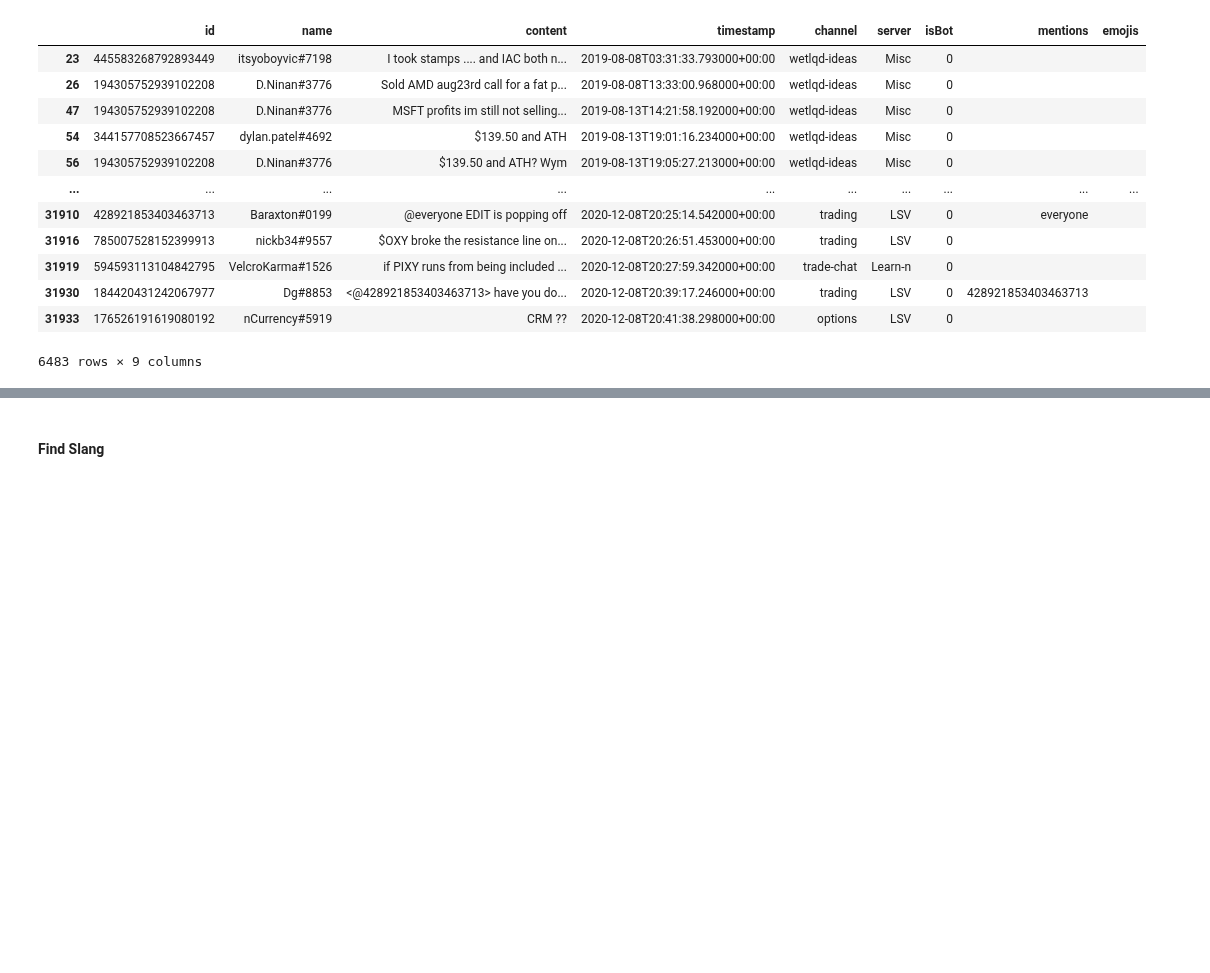
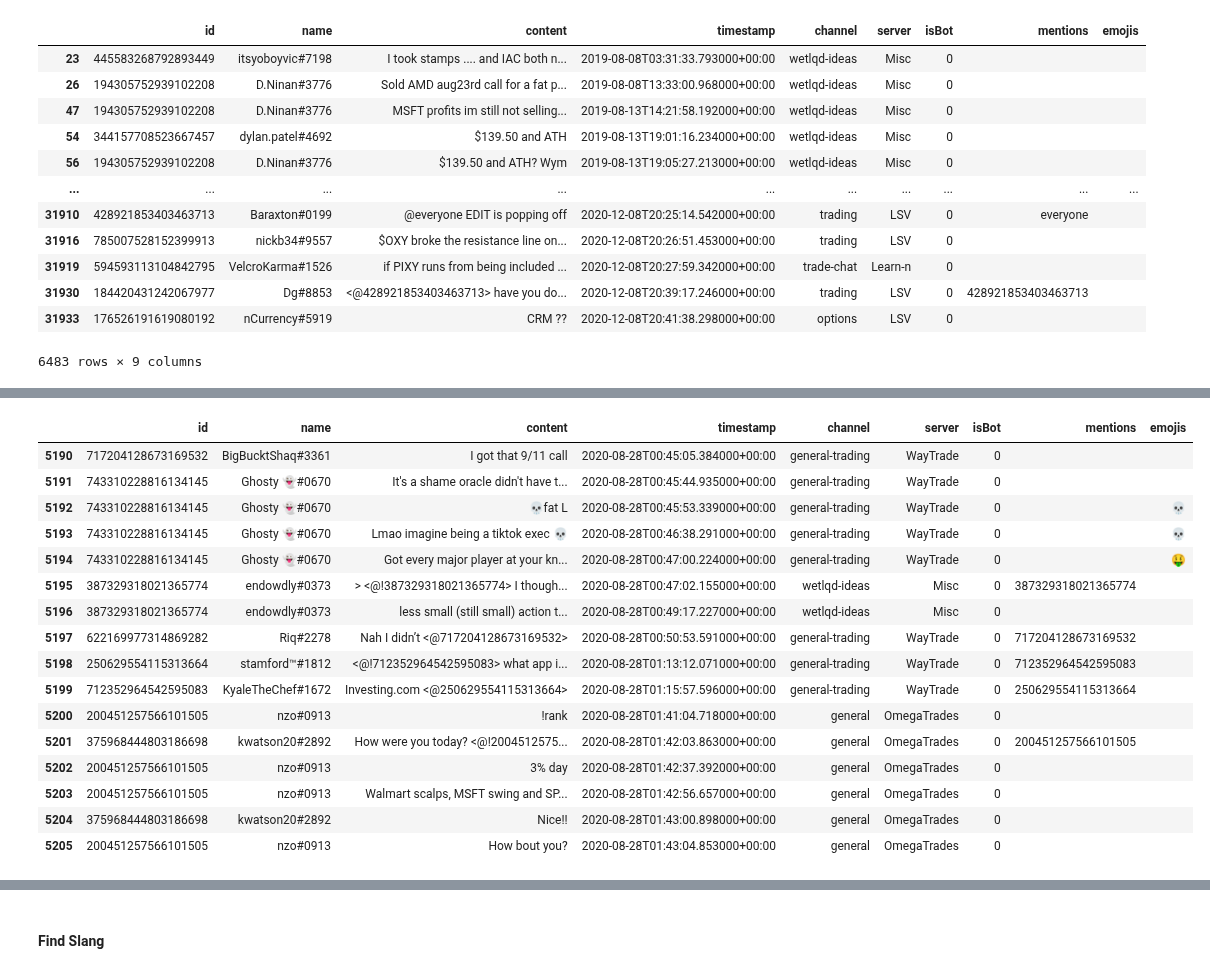
Before and after one commit to kyle-rgb/Discord_Project, a Jupyter notebook: notebooks/Data_Cleaning.ipynb, the cells around one changed output, grey strips where cells are left out. Cells and saved outputs as stored; diff of their text form; code cells hidden in the pictures; blank space fills up the shorter version.

```diff
--- a/notebooks/Data_Cleaning.ipynb
+++ b/notebooks/Data_Cleaning.ipynb
@@ -496,3 +497,6 @@ total_df[lambda x:(x.content.str.contains(company_regex))]
     # have dictionary parser that translates company name mentions to its assocaited ticker.
     # with the name and tickers, a more thorough pulling of the appropiate companies can take place. The pulling should take place on the str.lower value of the content column.
     # company mentions will be stored just as emojis and mentions are stored for now. (as comma-separated values column)
+# %%
+with sql.connect("../data/interim/discord/discord.db") as con:
+    total_df = pd.read_sql("SELECT id, name, content, timestamp, channel, server, isBot, mentions, emojis FROM comments", con=con)
@@ -498,0 +768,20 @@ total_df[lambda x:(x.content.str.contains(company_regex))]
+# %%
+total_df.loc[5190:5205, :]
+# %% [output]
+|  | id | name | content | timestamp | channel | server | isBot | mentions | emojis |
+| 5190 | 717204128673169532 | BigBucktShaq#3361 | I got that 9/11 call | 2020-08-28T00:45:05.384000+00:00 | general-trading | WayTrade | 0 |  |  |
+| 5191 | 743310228816134145 | Ghosty 👻#0670 | It's a shame oracle didn't have t... | 2020-08-28T00:45:44.935000+00:00 | general-trading | WayTrade | 0 |  |  |
+| 5192 | 743310228816134145 | Ghosty 👻#0670 | 💀fat L | 2020-08-28T00:45:53.339000+00:00 | general-trading | WayTrade | 0 |  | 💀 |
+| 5193 | 743310228816134145 | Ghosty 👻#0670 | Lmao imagine being a tiktok exec 💀 | 2020-08-28T00:46:38.291000+00:00 | general-trading | WayTrade | 0 |  | 💀 |
+| 5194 | 743310228816134145 | Ghosty 👻#0670 | Got every major player at your kn... | 2020-08-28T00:47:00.224000+00:00 | general-trading | WayTrade | 0 |  | 🤑 |
+| 5195 | 387329318021365774 | endowdly#0373 | > <@!387329318021365774> I though... | 2020-08-28T00:47:02.155000+00:00 | wetlqd-ideas | Misc | 0 | 387329318021365774 |  |
+| 5196 | 387329318021365774 | endowdly#0373 | less small (still small) action t... | 2020-08-28T00:49:17.227000+00:00 | wetlqd-ideas | Misc | 0 |  |  |
+| 5197 | 622169977314869282 | Riq#2278 | Nah I didn’t <@717204128673169532> | 2020-08-28T00:50:53.591000+00:00 | general-trading | WayTrade | 0 | 717204128673169532 |  |
+| 5198 | 250629554115313664 | stamford™#1812 | <@!712352964542595083> what app i... | 2020-08-28T01:13:12.071000+00:00 | general-trading | WayTrade | 0 | 712352964542595083 |  |
+| 5199 | 712352964542595083 | KyaleTheChef#1672 | Investing.com <@250629554115313664> | 2020-08-28T01:15:57.596000+00:00 | general-trading | WayTrade | 0 | 250629554115313664 |  |
+| 5200 | 200451257566101505 | nzo#0913 | !rank | 2020-08-28T01:41:04.718000+00:00 | general | OmegaTrades | 0 |  |  |
+| 5201 | 375968444803186698 | kwatson20#2892 | How were you today? <@!2004512575... | 2020-08-28T01:42:03.863000+00:00 | general | OmegaTrades | 0 | 200451257566101505 |  |
+| 5202 | 200451257566101505 | nzo#0913 | 3% day | 2020-08-28T01:42:37.392000+00:00 | general | OmegaTrades | 0 |  |  |
+| 5203 | 200451257566101505 | nzo#0913 | Walmart scalps, MSFT swing and SP... | 2020-08-28T01:42:56.657000+00:00 | general | OmegaTrades | 0 |  |  |
+| 5204 | 375968444803186698 | kwatson20#2892 | Nice!! | 2020-08-28T01:43:00.898000+00:00 | general | OmegaTrades | 0 |  |  |
+| 5205 | 200451257566101505 | nzo#0913 | How bout you? | 2020-08-28T01:43:04.853000+00:00 | general | OmegaTrades | 0 |  |  |
```
Also changed, not shown: parts of 40 cells of this notebook, 8 other files.
